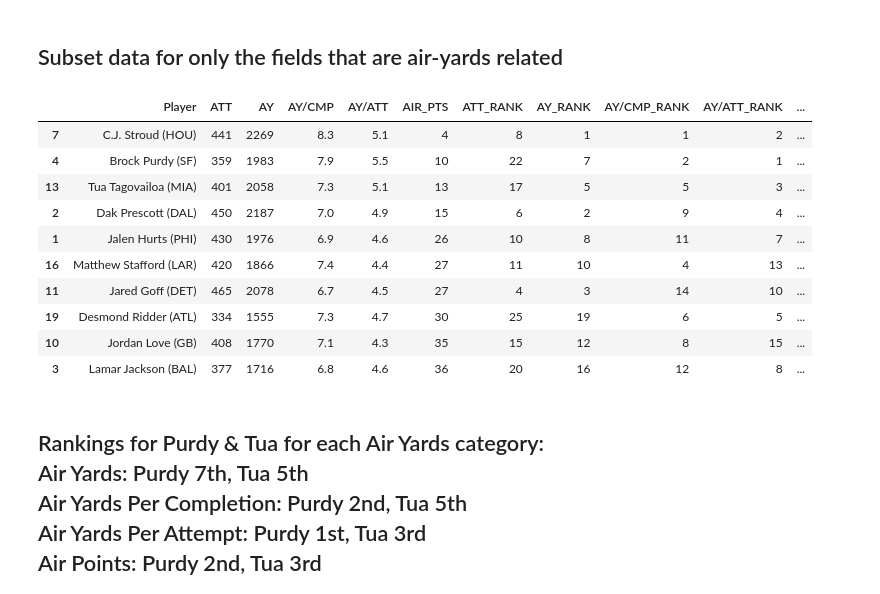
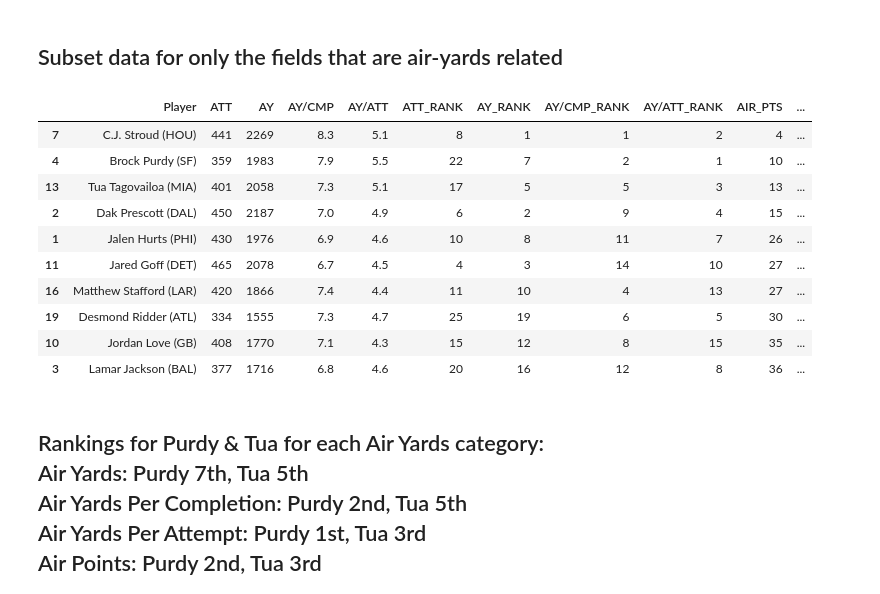
Before and after one commit to jwatts32/Purdy-Tua, a Jupyter notebook: Purdy & Tua.ipynb, the cells around one changed output. Cells and saved outputs as stored; diff of their text form; code cells hidden in the pictures.

```diff
--- a/Purdy & Tua.ipynb
+++ b/Purdy & Tua.ipynb
@@ -168,21 +168,21 @@ display(passing_stats_df.sort_values('AIR_PTS_RANK').head(10))
 # %% [markdown]
 <h2>Subset data for only the fields that are air-yards related
 # %%
-passing_stats_final_df = passing_stats_df[['Player','ATT','AY','AY/CMP','AY/ATT','AIR_PTS',
-                                           'ATT_RANK','AY_RANK','AY/CMP_RANK','AY/ATT_RANK','AIR_PTS_RANK']]
-display(passing_stats_final_df.sort_values('AIR_PTS').head(10))
+passing_stats_final_df = passing_stats_df[['Player','ATT','AY','AY/CMP','AY/ATT','ATT_RANK','AY_RANK',
+                                           'AY/CMP_RANK','AY/ATT_RANK','AIR_PTS','AIR_PTS_RANK']]
+display(passing_stats_final_df.sort_values('AIR_PTS_RANK').head(10))
 # %% [output]
-|  | Player | ATT | AY | AY/CMP | AY/ATT | AIR_PTS | ATT_RANK | AY_RANK | AY/CMP_RANK | AY/ATT_RANK | ... |
-| 7 | C.J. Stroud (HOU) | 441 | 2269 | 8.3 | 5.1 | 4 | 8 | 1 | 1 | 2 | ... |
-| 4 | Brock Purdy (SF) | 359 | 1983 | 7.9 | 5.5 | 10 | 22 | 7 | 2 | 1 | ... |
-| 13 | Tua Tagovailoa (MIA) | 401 | 2058 | 7.3 | 5.1 | 13 | 17 | 5 | 5 | 3 | ... |
-| 2 | Dak Prescott (DAL) | 450 | 2187 | 7.0 | 4.9 | 15 | 6 | 2 | 9 | 4 | ... |
-| 1 | Jalen Hurts (PHI) | 430 | 1976 | 6.9 | 4.6 | 26 | 10 | 8 | 11 | 7 | ... |
-| 16 | Matthew Stafford (LAR) | 420 | 1866 | 7.4 | 4.4 | 27 | 11 | 10 | 4 | 13 | ... |
-| 11 | Jared Goff (DET) | 465 | 2078 | 6.7 | 4.5 | 27 | 4 | 3 | 14 | 10 | ... |
-| 19 | Desmond Ridder (ATL) | 334 | 1555 | 7.3 | 4.7 | 30 | 25 | 19 | 6 | 5 | ... |
-| 10 | Jordan Love (GB) | 408 | 1770 | 7.1 | 4.3 | 35 | 15 | 12 | 8 | 15 | ... |
-| 3 | Lamar Jackson (BAL) | 377 | 1716 | 6.8 | 4.6 | 36 | 20 | 16 | 12 | 8 | ... |
+|  | Player | ATT | AY | AY/CMP | AY/ATT | ATT_RANK | AY_RANK | AY/CMP_RANK | AY/ATT_RANK | AIR_PTS | ... |
+| 7 | C.J. Stroud (HOU) | 441 | 2269 | 8.3 | 5.1 | 8 | 1 | 1 | 2 | 4 | ... |
+| 4 | Brock Purdy (SF) | 359 | 1983 | 7.9 | 5.5 | 22 | 7 | 2 | 1 | 10 | ... |
+| 13 | Tua Tagovailoa (MIA) | 401 | 2058 | 7.3 | 5.1 | 17 | 5 | 5 | 3 | 13 | ... |
+| 2 | Dak Prescott (DAL) | 450 | 2187 | 7.0 | 4.9 | 6 | 2 | 9 | 4 | 15 | ... |
+| 1 | Jalen Hurts (PHI) | 430 | 1976 | 6.9 | 4.6 | 10 | 8 | 11 | 7 | 26 | ... |
+| 11 | Jared Goff (DET) | 465 | 2078 | 6.7 | 4.5 | 4 | 3 | 14 | 10 | 27 | ... |
+| 16 | Matthew Stafford (LAR) | 420 | 1866 | 7.4 | 4.4 | 11 | 10 | 4 | 13 | 27 | ... |
+| 19 | Desmond Ridder (ATL) | 334 | 1555 | 7.3 | 4.7 | 25 | 19 | 6 | 5 | 30 | ... |
+| 10 | Jordan Love (GB) | 408 | 1770 | 7.1 | 4.3 | 15 | 12 | 8 | 15 | 35 | ... |
+| 3 | Lamar Jackson (BAL) | 377 | 1716 | 6.8 | 4.6 | 20 | 16 | 12 | 8 | 36 | ... |
 # %% [markdown]
 <h2>Rankings for Purdy & Tua for each Air Yards category: <br>
     Air Yards: Purdy 7th, Tua 5th <br>
```
